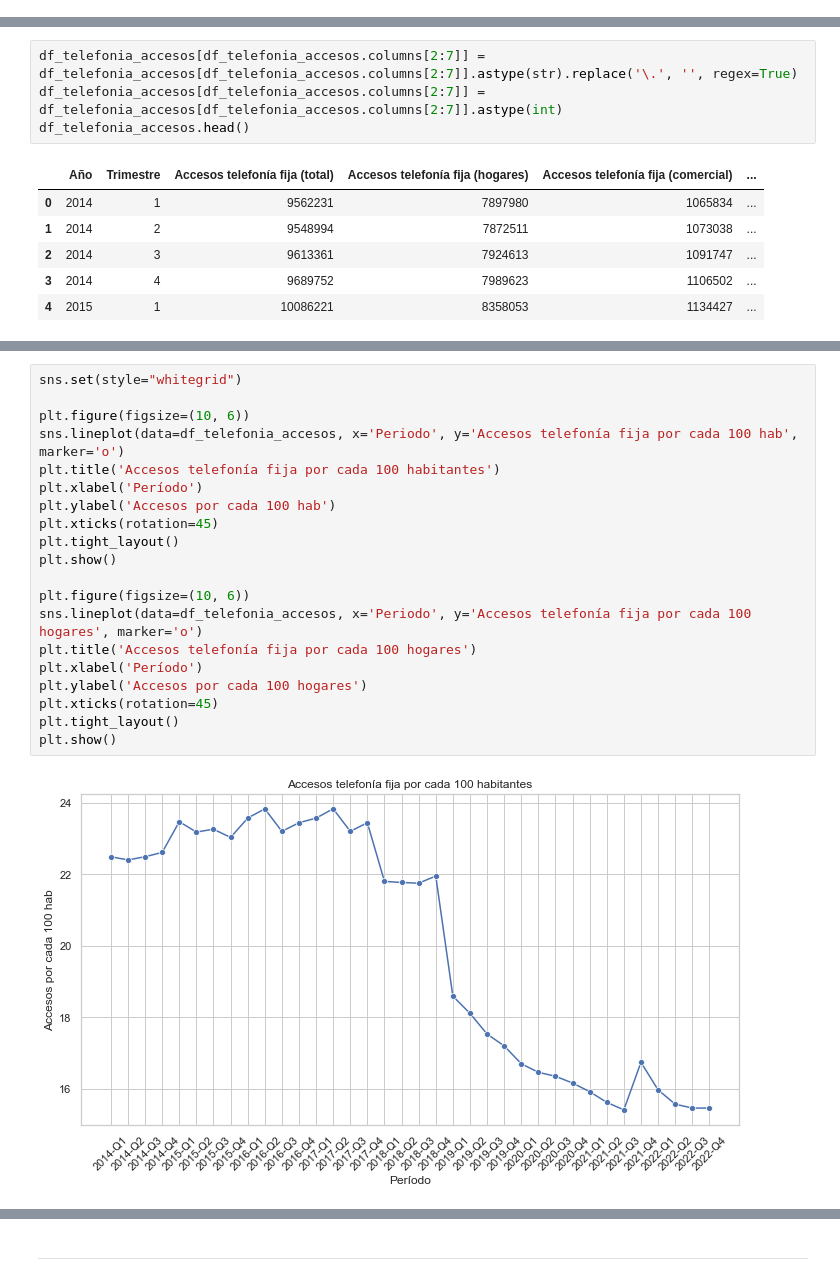
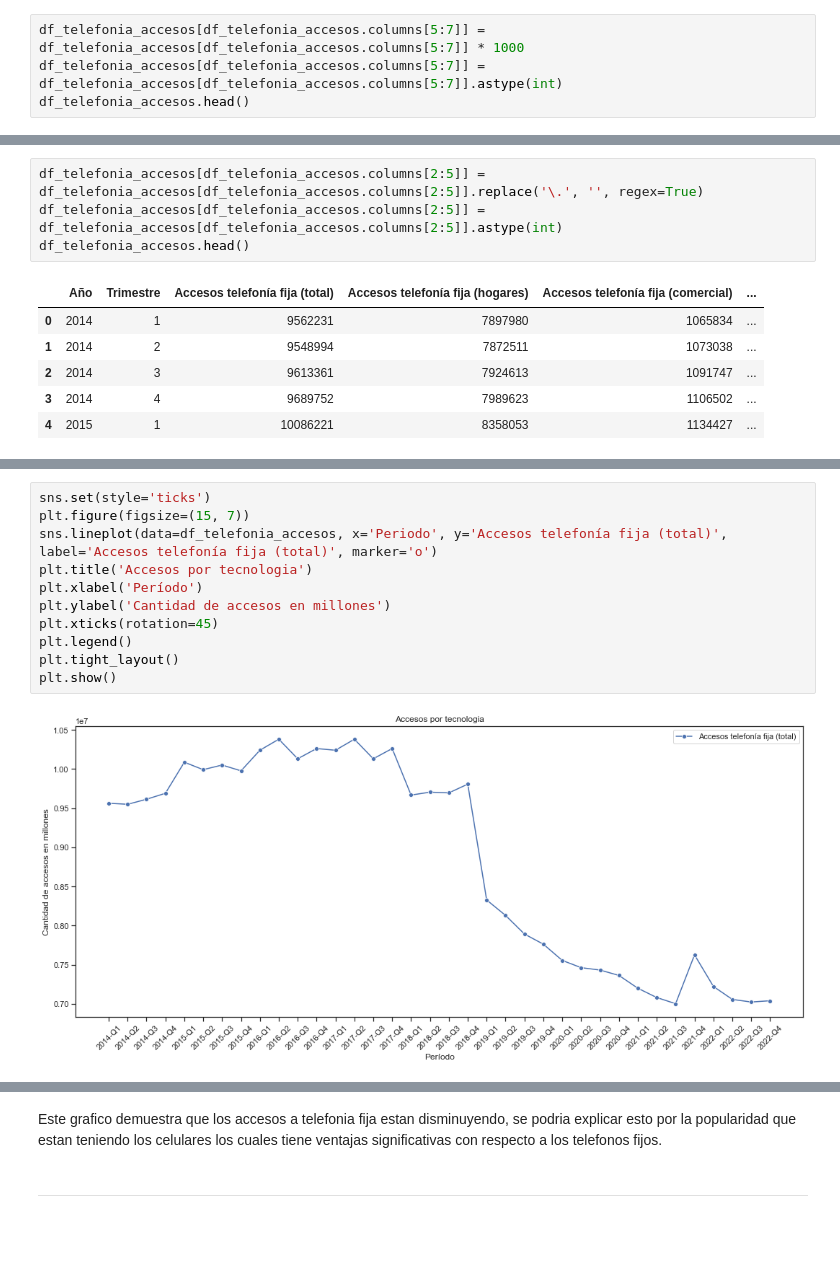
Before and after one commit to Galo0000/Analitics_Proyect, a Jupyter notebook: EDA.ipynb, the cells around one changed output, grey strips where cells are left out. Drawn from its saved outputs; the diff is of its cells as text; blank space fills up the shorter version.

```diff
--- a/EDA.ipynb
+++ b/EDA.ipynb
@@ -378,3 +446,7 @@ Data columns (total 8 columns):
  7   Periodo                             36 non-null     object
 dtypes: float64(2), int64(2), object(4)
 memory usage: 2.4+ KB
+# %%
+df_telefonia_accesos[df_telefonia_accesos.columns[5:7]] = df_telefonia_accesos[df_telefonia_accesos.columns[5:7]] * 1000
+df_telefonia_accesos[df_telefonia_accesos.columns[5:7]] = df_telefonia_accesos[df_telefonia_accesos.columns[5:7]].astype(int)
+df_telefonia_accesos.head()
@@ -381,6 +460,6 @@ memory usage: 2.4+ KB
 # %%
-df_telefonia_accesos[df_telefonia_accesos.columns[2:7]] = df_telefonia_accesos[df_telefonia_accesos.columns[2:7]].astype(str).replace('\.', '', regex=True)
-df_telefonia_accesos[df_telefonia_accesos.columns[2:7]] = df_telefonia_accesos[df_telefonia_accesos.columns[2:7]].astype(int)
+df_telefonia_accesos[df_telefonia_accesos.columns[2:5]] = df_telefonia_accesos[df_telefonia_accesos.columns[2:5]].replace('\.', '', regex=True)
+df_telefonia_accesos[df_telefonia_accesos.columns[2:5]] = df_telefonia_accesos[df_telefonia_accesos.columns[2:5]].astype(int)
 df_telefonia_accesos.head()
 # %% [output]
 |  | Año | Trimestre | Accesos telefonía fija (total) | Accesos telefonía fija (hogares) | Accesos telefonía fija (comercial) | ... |
@@ -405,22 +484,13 @@ df_telefonia_accesos.head()
 # %%
-sns.set(style="whitegrid")
-
-plt.figure(figsize=(10, 6))
-sns.lineplot(data=df_telefonia_accesos, x='Periodo', y='Accesos telefonía fija por cada 100 hab', marker='o')
-plt.title('Accesos telefonía fija por cada 100 habitantes')
+sns.set(style='ticks')
+plt.figure(figsize=(15, 7))
+sns.lineplot(data=df_telefonia_accesos, x='Periodo', y='Accesos telefonía fija (total)', label='Accesos telefonía fija (total)', marker='o')
+plt.title('Accesos por tecnologia')
 plt.xlabel('Período')
-plt.ylabel('Accesos por cada 100 hab')
+plt.ylabel('Cantidad de accesos en millones')
 plt.xticks(rotation=45)
+plt.legend()
 plt.tight_layout()
 plt.show()
-
-plt.figure(figsize=(10, 6))
-sns.lineplot(data=df_telefonia_accesos, x='Periodo', y='Accesos telefonía fija por cada 100 hogares', marker='o')
-plt.title('Accesos telefonía fija por cada 100 hogares')
-plt.xlabel('Período')
-plt.ylabel('Accesos por cada 100 hogares')
-plt.xticks(rotation=45)
-plt.tight_layout()
-plt.show()
 # %% [output]
-[figure, old version]
+[figure, new version]
@@ -428,3 +497,5 @@ plt.show()
+# %% [markdown]
+Este grafico demuestra que los accesos a telefonia fija estan disminuyendo, se podria explicar esto por la popularidad que estan teniendo los celulares los cuales tiene ventajas significativas con respecto a los telefonos fijos.
 # %% [markdown]
 ***
 # %%
```
Also changed, not shown: parts of 47 cells of this notebook, 4 other files.
